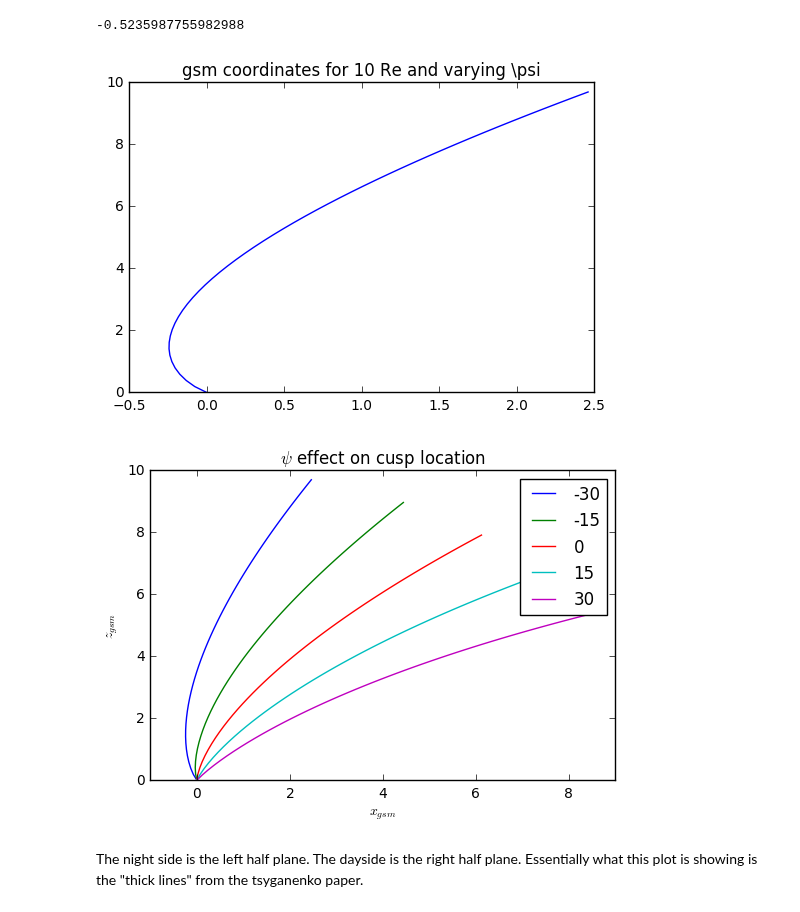
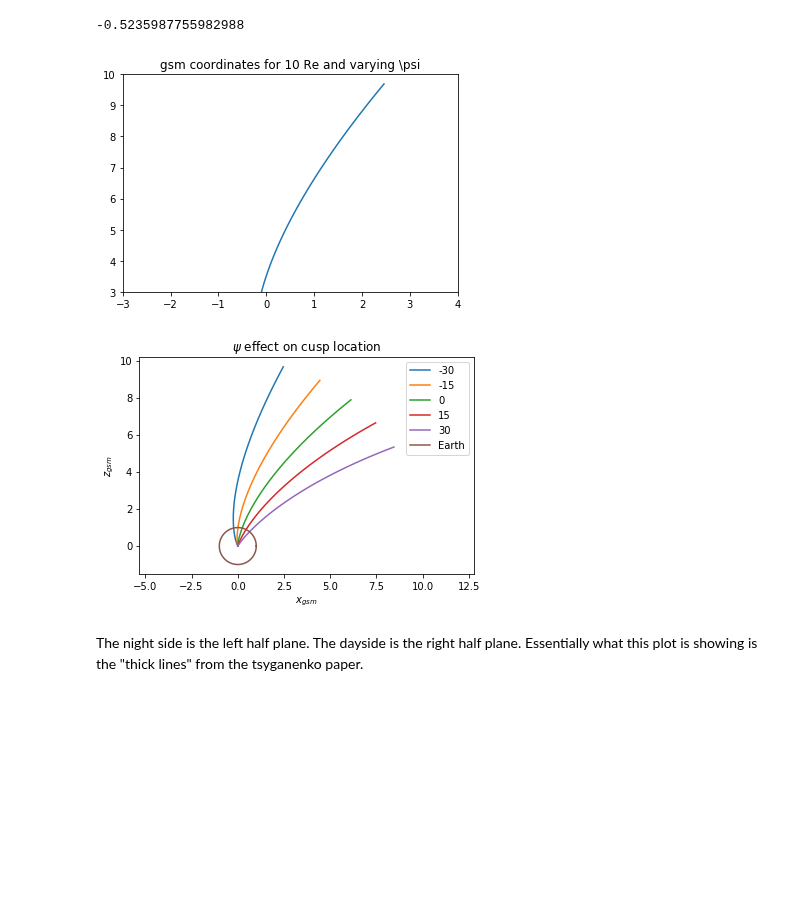
Before and after one commit to fsbr/se3-path-planner, a Jupyter notebook: modularPlanner/Plots including dipole tilt.ipynb, the cells around one changed output. Saved outputs shown, nothing was run; the diff lists cells and outputs as text; code cells hidden in the pictures; blank space fills up the shorter version.

```diff
--- a/modularPlanner/Plots including dipole tilt.ipynb
+++ b/modularPlanner/Plots including dipole tilt.ipynb
@@ -74,31 +76,47 @@ phi_c  = np.arcsin( (np.sqrt(r))/(np.sqrt(r + (1/np.sin(phi_1))**2 -1)  )) + psi
 zgsm = r*np.cos(phi_c)
 xgsm = r*np.sin(phi_c)
 plt.plot(xgsm, zgsm)
+# plt.axis('equal')
+plt.ylim([3,10])
+plt.xlim([-3,4])
 plt.title('gsm coordinates for 10 Re and varying \psi')
 plt.show()
 # %% [output]
-[figure, old version]
+[figure, new version]
 # %%
 #let's get all the plots below
 
 psiVector_d = np.array([-30, -15, 0, 15, 30])
 psiVector_r = np.deg2rad(psiVector_d)
-
+plt.figure()
 for psi, psi_d in zip(psiVector_r, psiVector_d):
     phi_1 = phi_0 - (alpha1*psi + alpha2*psi**2)
     phi_c  = np.arcsin( (np.sqrt(r))/(np.sqrt(r + (1/np.sin(phi_1))**2 -1)  )) + psi
     # convert to degrees here if desired
 
     zgsm = r*np.cos(phi_c)
     xgsm = r*np.sin(phi_c)
     plt.plot(xgsm, zgsm, label='%s'%(str(psi_d)))
 
+# add in a circle to represent the earth
+param = np.linspace(0,2*np.pi)
+xEarth = np.cos(param)
+yEarth = np.sin(param)
+plt.plot(xEarth,yEarth,label='Earth')
+
+# axis limits to make it "isotropic"
+plt.ylim([-1,10])
+plt.xlim([-1,10])
+plt.axis('equal')
+
+# fancy stuff
 plt.legend()
 plt.title('$\psi$ effect on cusp location')
 plt.xlabel('$x_{gsm}$')
 plt.ylabel('$z_{gsm}$')
+
 plt.show()
 # %% [output]
-[figure, old version]
+[figure, new version]
 # %% [markdown]
 The night side is the left half plane.  The dayside is the right half plane.  Essentially what this plot is showing is the "thick lines" from the tsyganenko paper.
```
Also changed, not shown: parts of 2 cells of this notebook, 1 other file.
